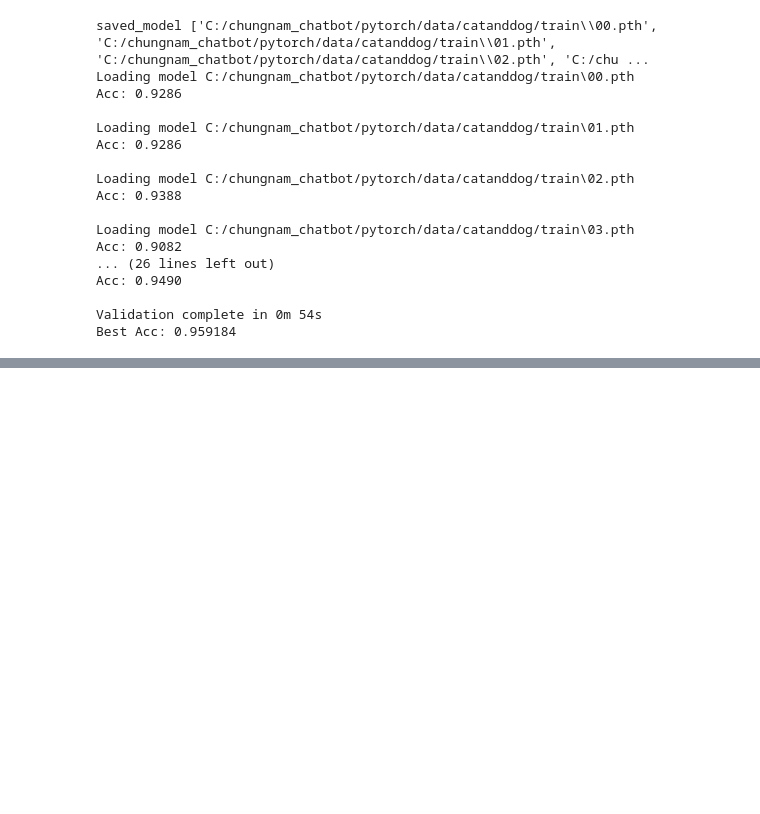
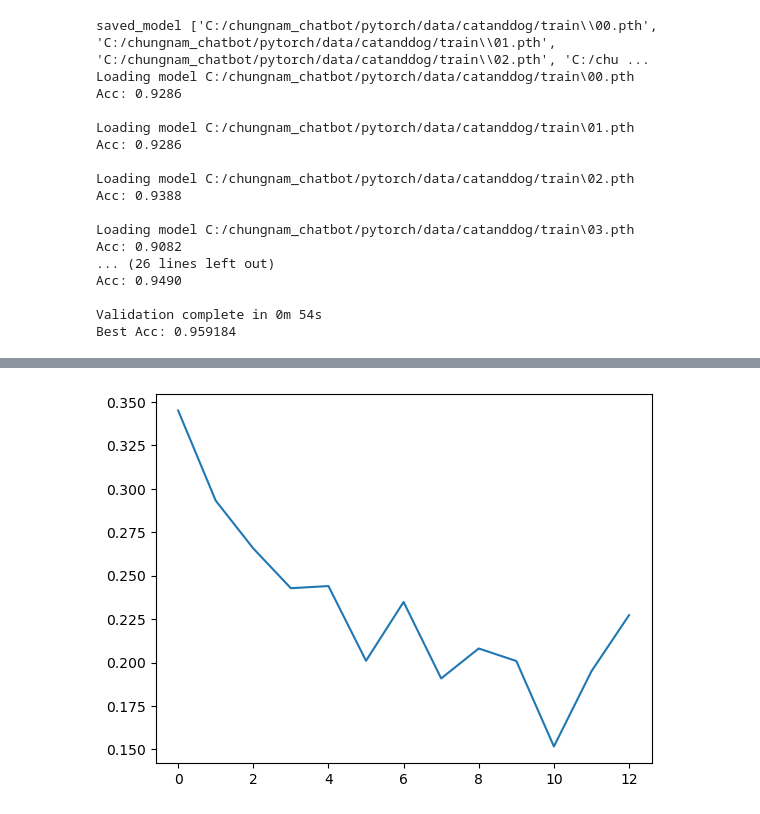
Before and after one commit to freshmea/chungnam_chatbot, a Jupyter notebook: pytorch/torch19.ipynb, the cells around one changed output, grey strips where cells are left out. Saved outputs shown, nothing was run; the diff lists cells and outputs as text; code cells hidden in the pictures; blank space fills up the shorter version.

```diff
--- a/pytorch/torch19.ipynb
+++ b/pytorch/torch19.ipynb
@@ -273,0 +280,5 @@ Best Acc: 0.959184
+# %%
+plt.plot(train_loss_hist)
+plt.show()
+# %% [output]
+[figure, added]
```
Also changed, not shown: parts of 3 cells of this notebook, 3 other files.
